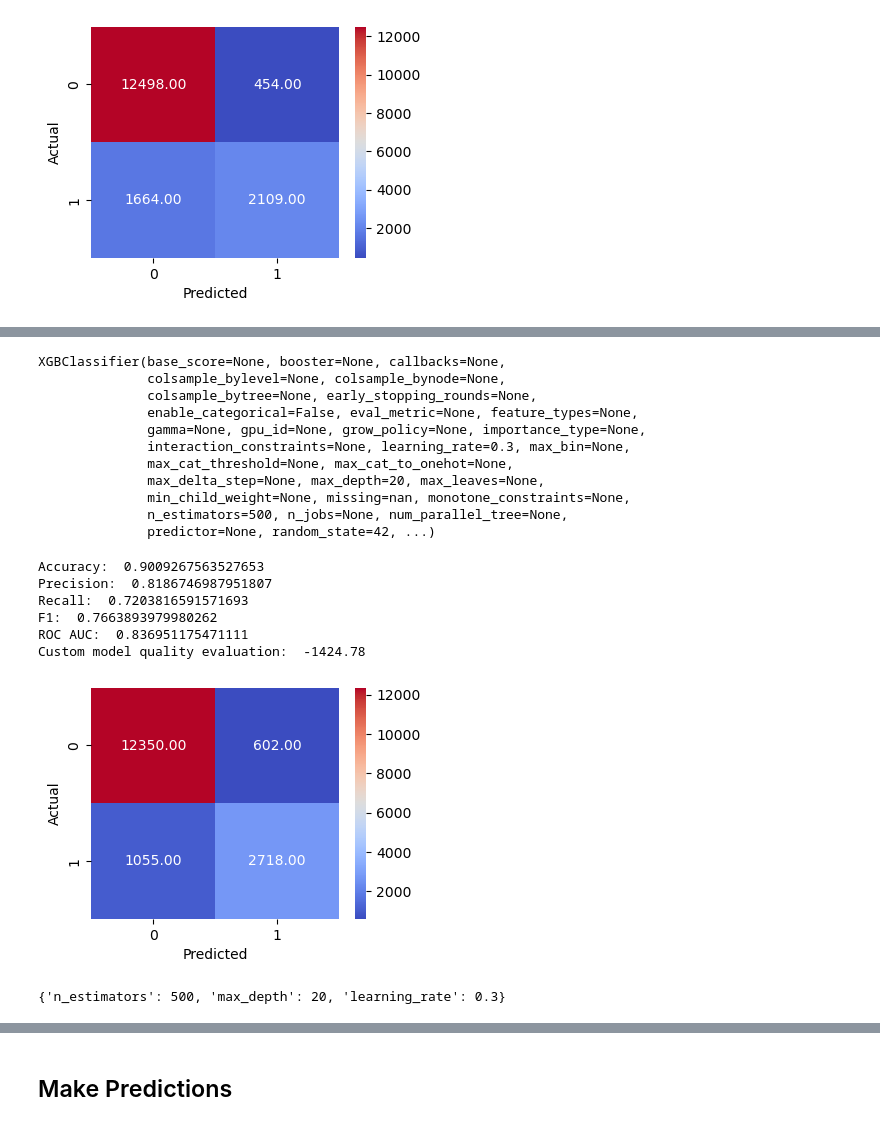
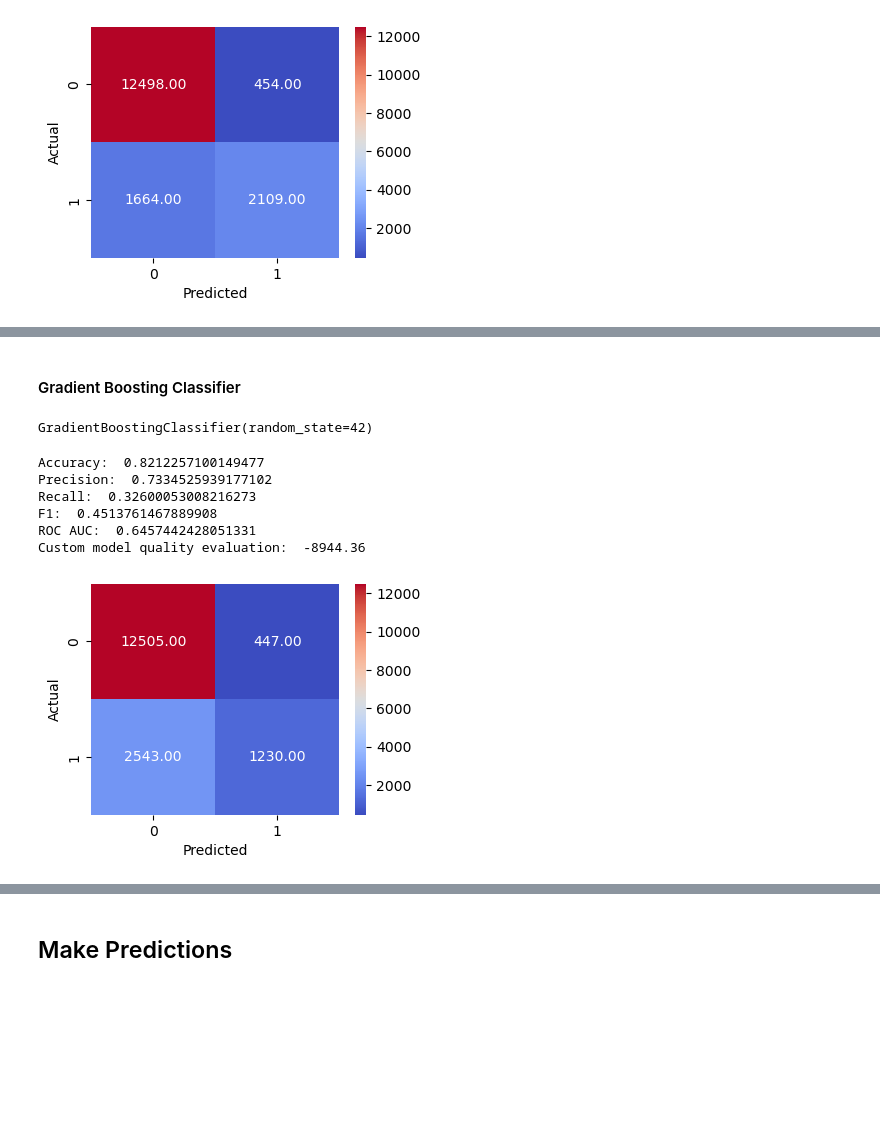
Before and after one commit to ahirsch-github/flight-price-prediction, a Jupyter notebook: flight-price-prediction.ipynb, the cells around one changed output, grey strips where cells are left out. Cells and saved outputs as stored; diff of their text form; code cells hidden in the pictures; blank space fills up the shorter version.

Commit message:
fix: model-training

```diff
--- a/flight-price-prediction.ipynb
+++ b/flight-price-prediction.ipynb
@@ -1702,9 +1626,6 @@ Now that we have an reference point, we can start a GridSearchCV to optimize the
 # %%
 xgb_model = xgb.XGBClassifier(
     objective='binary:logistic',
-    n_estimators=200,
-    max_depth=10,
-    learning_rate=0.1,
     random_state=42
 )
 
@@ -1781,0 +1670,20 @@ RandomizedSearchCV(cv=5,
+# %%
+xgb_model = xgb.XGBClassifier(
+    objective='binary:logistic',
+    random_state=42
+)
+
+# make GridSearchCV
+grid_search_cv = GridSearchCV(
+    estimator = xgb_model,
+    param_grid = param_grid,
+    cv = 5,
+    scoring = 'f1'
+)
+
+grid_search_cv.fit(X_train, y_train)
+
+print("Best params: ", grid_search_cv.best_params_)
+print("Best score: ", grid_search_cv.best_score_)
+
+best_params = grid_search_cv.best_params_
@@ -1858,21 +1735,8 @@ RandomizedSearchCV(cv=5,
-# %%
-# Retrain model with optimized params
-xgb_model = xgb.XGBClassifier(
-    **best_params,
-    objective='binary:logistic',
-    random_state=42
-)
-
-xgb_model.fit(X_train, y_train)
-# %% [output]
-XGBClassifier(base_score=None, booster=None, callbacks=None,
-              colsample_bylevel=None, colsample_bynode=None,
-              colsample_bytree=None, early_stopping_rounds=None,
-              enable_categorical=False, eval_metric=None, feature_types=None,
-              gamma=None, gpu_id=None, grow_policy=None, importance_type=None,
-              interaction_constraints=None, learning_rate=0.3, max_bin=None,
-              max_cat_threshold=None, max_cat_to_onehot=None,
-              max_delta_step=None, max_depth=20, max_leaves=None,
-              min_child_weight=None, missing=nan, monotone_constraints=None,
-              n_estimators=500, n_jobs=None, num_parallel_tree=None,
-              predictor=None, random_state=42, ...)
+# %% [markdown]
+#### Gradient Boosting Classifier ####
+# %%
+gbc = GradientBoostingClassifier(random_state=42)
+
+gbc.fit(X_train, y_train)
+# %% [output]
+GradientBoostingClassifier(random_state=42)
@@ -1879,18 +1746,14 @@ XGBClassifier(base_score=None, booster=None, callbacks=None,
 # %%
 # Make predictions on the test set
-predictions = xgb_model.predict(X_test)
+predictions = gbc.predict(X_test)
 calculate_metrics(y_test, predictions)
 print('Custom model quality evaluation: ', custom_metric(predictions, X_test, X_test_full))
 plot_confusion_matrix(y_test, predictions)
 # %% [output]
-Accuracy:  0.9009267563527653
-Precision:  0.8186746987951807
-Recall:  0.7203816591571693
-F1:  0.7663893979980262
-ROC AUC:  0.836951175471111
-Custom model quality evaluation:  -1424.78
+Accuracy:  0.8212257100149477
+Precision:  0.7334525939177102
+Recall:  0.32600053008216273
+F1:  0.4513761467889908
+ROC AUC:  0.6457442428051331
+Custom model quality evaluation:  -8944.36
-[figure, old version]
+[figure, new version]
-# %%
-best_params
-# %% [output]
-{'n_estimators': 500, 'max_depth': 20, 'learning_rate': 0.3}
```
Also changed, not shown: parts of 54 cells of this notebook.
